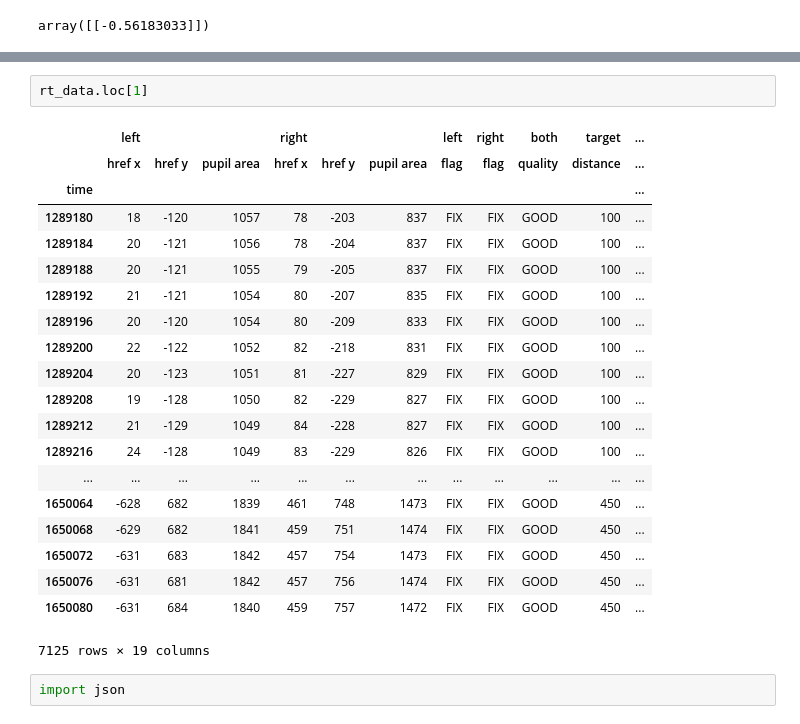
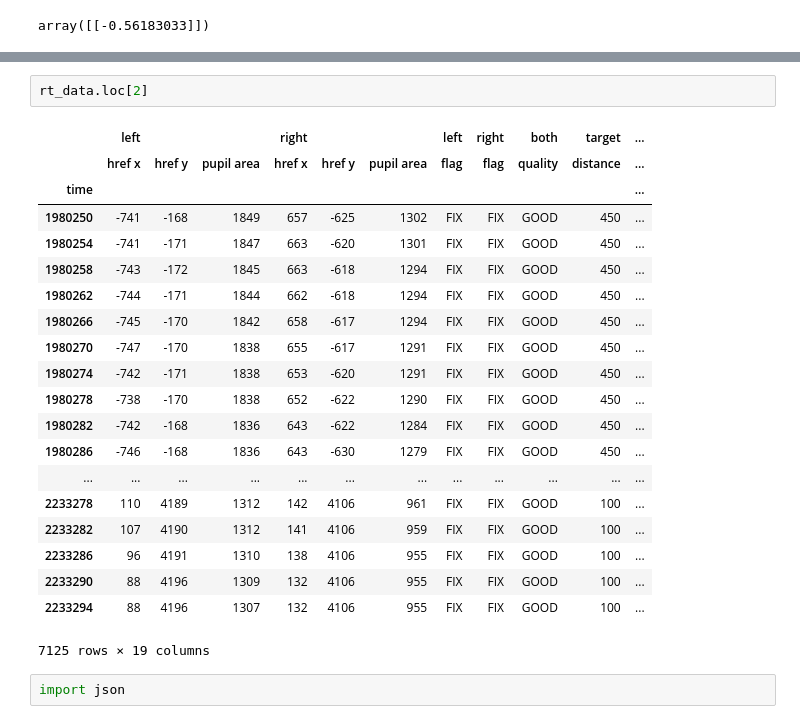
Before and after one commit to Berkeley-BORIS/BORIS_Code, a Jupyter notebook: opencv_testing.ipynb, the cells around one changed output, grey strips where cells are left out. Drawn from its saved outputs; the diff is of its cells as text.

```diff
--- a/opencv_testing.ipynb
+++ b/opencv_testing.ipynb
@@ -365,25 +365,25 @@ frames
 # %%
-rt_data.loc[1]
+rt_data.loc[2]
 # %% [output]
 |  | left |  |  | right |  |  | left | right | both | target | ... |
 |  | href x | href y | pupil area | href x | href y | pupil area | flag | flag | quality | distance | ... |
 | time |  |  |  |  |  |  |  |  |  |  | ... |
-| 1289180 | 18 | -120 | 1057 | 78 | -203 | 837 | FIX | FIX | GOOD | 100 | ... |
-| 1289184 | 20 | -121 | 1056 | 78 | -204 | 837 | FIX | FIX | GOOD | 100 | ... |
-| 1289188 | 20 | -121 | 1055 | 79 | -205 | 837 | FIX | FIX | GOOD | 100 | ... |
-| 1289192 | 21 | -121 | 1054 | 80 | -207 | 835 | FIX | FIX | GOOD | 100 | ... |
-| 1289196 | 20 | -120 | 1054 | 80 | -209 | 833 | FIX | FIX | GOOD | 100 | ... |
-| 1289200 | 22 | -122 | 1052 | 82 | -218 | 831 | FIX | FIX | GOOD | 100 | ... |
-| 1289204 | 20 | -123 | 1051 | 81 | -227 | 829 | FIX | FIX | GOOD | 100 | ... |
-| 1289208 | 19 | -128 | 1050 | 82 | -229 | 827 | FIX | FIX | GOOD | 100 | ... |
-| 1289212 | 21 | -129 | 1049 | 84 | -228 | 827 | FIX | FIX | GOOD | 100 | ... |
-| 1289216 | 24 | -128 | 1049 | 83 | -229 | 826 | FIX | FIX | GOOD | 100 | ... |
+| 1980250 | -741 | -168 | 1849 | 657 | -625 | 1302 | FIX | FIX | GOOD | 450 | ... |
+| 1980254 | -741 | -171 | 1847 | 663 | -620 | 1301 | FIX | FIX | GOOD | 450 | ... |
+| 1980258 | -743 | -172 | 1845 | 663 | -618 | 1294 | FIX | FIX | GOOD | 450 | ... |
+| 1980262 | -744 | -171 | 1844 | 662 | -618 | 1294 | FIX | FIX | GOOD | 450 | ... |
+| 1980266 | -745 | -170 | 1842 | 658 | -617 | 1294 | FIX | FIX | GOOD | 450 | ... |
+| 1980270 | -747 | -170 | 1838 | 655 | -617 | 1291 | FIX | FIX | GOOD | 450 | ... |
+| 1980274 | -742 | -171 | 1838 | 653 | -620 | 1291 | FIX | FIX | GOOD | 450 | ... |
+| 1980278 | -738 | -170 | 1838 | 652 | -622 | 1290 | FIX | FIX | GOOD | 450 | ... |
+| 1980282 | -742 | -168 | 1836 | 643 | -622 | 1284 | FIX | FIX | GOOD | 450 | ... |
+| 1980286 | -746 | -168 | 1836 | 643 | -630 | 1279 | FIX | FIX | GOOD | 450 | ... |
 | ... | ... | ... | ... | ... | ... | ... | ... | ... | ... | ... | ... |
-| 1650064 | -628 | 682 | 1839 | 461 | 748 | 1473 | FIX | FIX | GOOD | 450 | ... |
-| 1650068 | -629 | 682 | 1841 | 459 | 751 | 1474 | FIX | FIX | GOOD | 450 | ... |
-| 1650072 | -631 | 683 | 1842 | 457 | 754 | 1473 | FIX | FIX | GOOD | 450 | ... |
-| 1650076 | -631 | 681 | 1842 | 457 | 756 | 1474 | FIX | FIX | GOOD | 450 | ... |
-| 1650080 | -631 | 684 | 1840 | 459 | 757 | 1472 | FIX | FIX | GOOD | 450 | ... |
+| 2233278 | 110 | 4189 | 1312 | 142 | 4106 | 961 | FIX | FIX | GOOD | 100 | ... |
+| 2233282 | 107 | 4190 | 1312 | 141 | 4106 | 959 | FIX | FIX | GOOD | 100 | ... |
+| 2233286 | 96 | 4191 | 1310 | 138 | 4106 | 955 | FIX | FIX | GOOD | 100 | ... |
+| 2233290 | 88 | 4196 | 1309 | 132 | 4106 | 955 | FIX | FIX | GOOD | 100 | ... |
+| 2233294 | 88 | 4196 | 1307 | 132 | 4106 | 955 | FIX | FIX | GOOD | 100 | ... |
 7125 rows × 19 columns
 # %%
 import json
```
Also changed, not shown: parts of 1 cell of this notebook, 2 other files.
